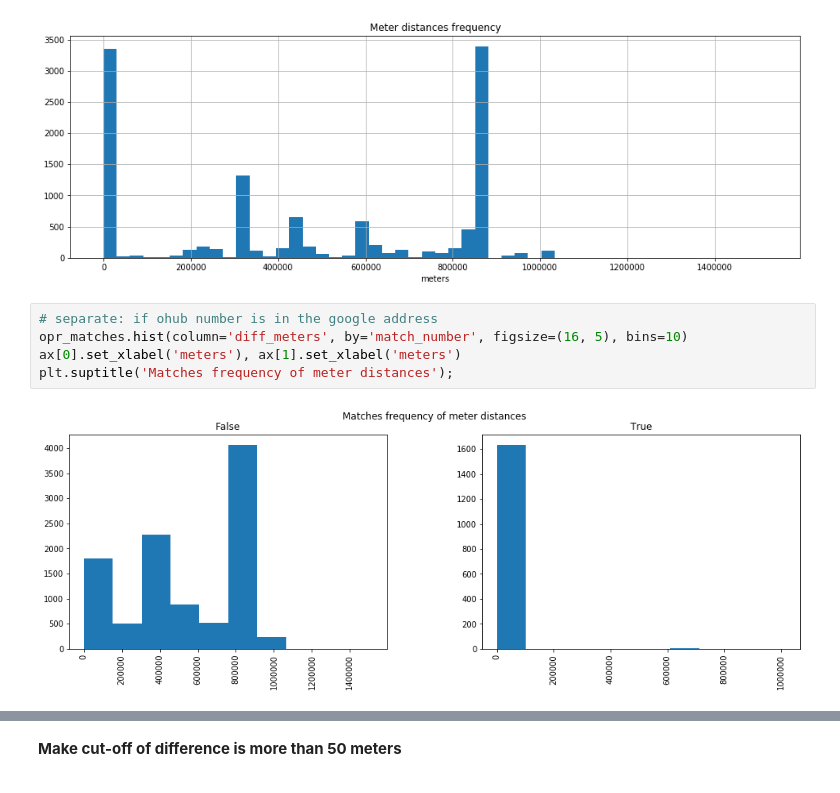
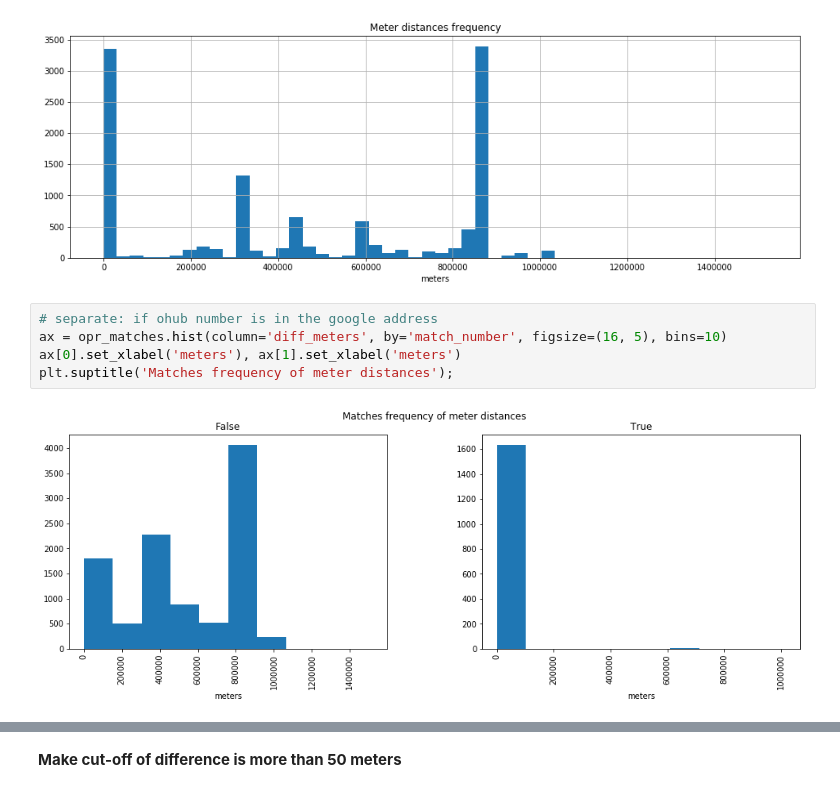
Before and after one commit to kishorem-mf/spark-jobs, a Jupyter notebook: notebooks/ouniverse-geolocation-matching.ipynb, the cells around one changed output, grey strips where cells are left out. Cells and saved outputs as stored; diff of their text form.

```diff
--- a/notebooks/ouniverse-geolocation-matching.ipynb
+++ b/notebooks/ouniverse-geolocation-matching.ipynb
@@ -168,11 +168,11 @@ plt.title('Meter distances frequency');
 [figure]
 # %%
 # separate: if ohub number is in the google address
-opr_matches.hist(column='diff_meters', by='match_number', figsize=(16, 5), bins=10)
+ax = opr_matches.hist(column='diff_meters', by='match_number', figsize=(16, 5), bins=10)
 ax[0].set_xlabel('meters'), ax[1].set_xlabel('meters')
 plt.suptitle('Matches frequency of meter distances');
 # %% [output]
-[figure, old version]
+[figure, new version]
 # %%
 opr_matches[~opr_matches.match_number].sort_values(by='diff_meters', ascending=True).head(100)
 # %% [output]
```
Also changed, not shown: parts of 6 cells of this notebook.
